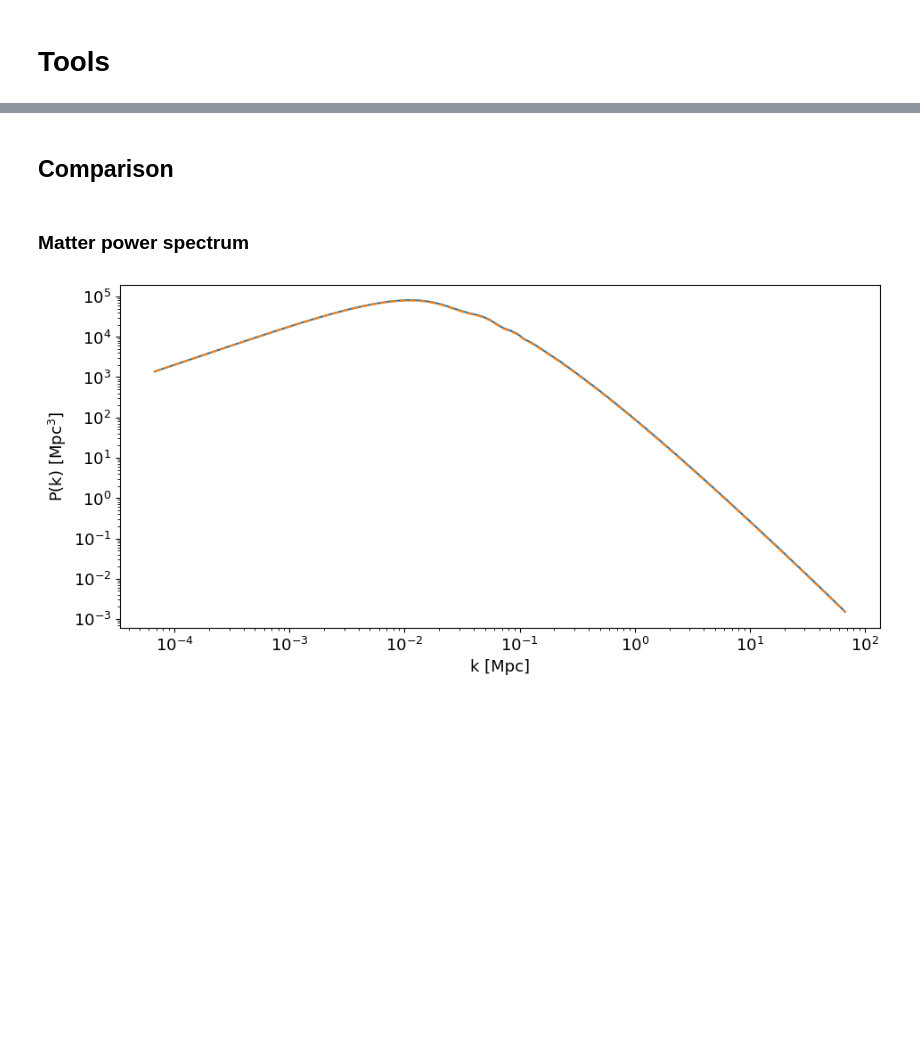
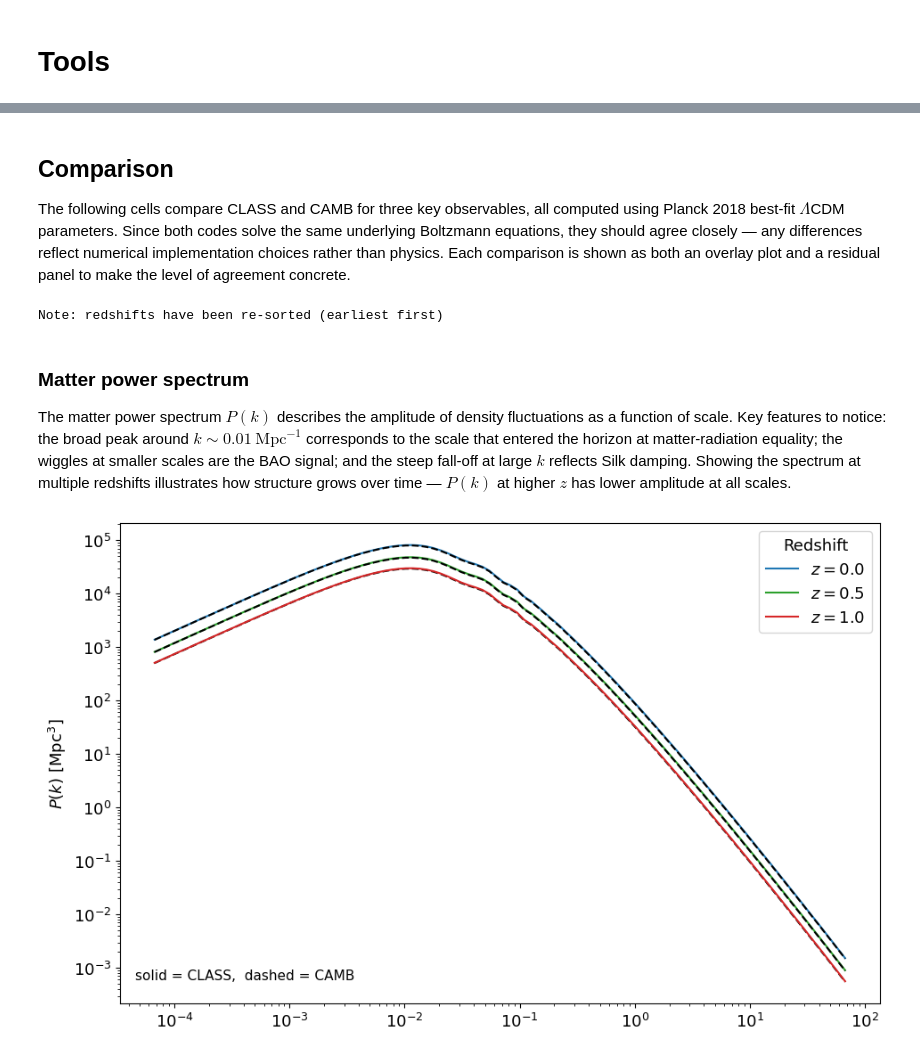
Before and after one commit to vasarm/STTG2026, a Jupyter notebook: lecture3.ipynb, the cells around one changed output, grey strips where cells are left out. Drawn from its saved outputs; the diff is of its cells as text; code cells hidden in the pictures; blank space fills up the shorter version.

```diff
--- a/lecture3.ipynb
+++ b/lecture3.ipynb
@@ -44,0 +49,4 @@ else:
+# %%
+data = np.load("chains/LCDM.npz")
+idata = import_LCDM_chains_from_npz("chains/LCDM")
+N_chains = data["n_chains"].item()
@@ -154,7 +215,10 @@ Less common statistic is **Effective sample size (ESS)**, but in some situations
 # Autocorrelation plot
 if az.__version__[0]=="1":
     az.style.use("arviz-variat")
+    az.plot_autocorr(idata, var_names=["logA"])
+    az.plot_autocorr(idata, var_names=["n_s"])
     az.plot_autocorr(idata, var_names=["H0"])
     az.plot_autocorr(idata, var_names=["omega_b"])
-    az.plot_autocorr(idata, var_names=["omega_c"])
+    az.plot_autocorr(idata, var_names=["omega_cdm"])
+    az.plot_autocorr(idata, var_names=["tau_reio"])
 # %% [markdown]
@@ -270,4 +406,6 @@ If you are interested in Horndeski's theories then CLASS has modification called
 </figure>
 # %% [markdown]
 ## Comparison
+
+The following cells compare CLASS and CAMB for three key observables, all computed using Planck 2018 best-fit $\Lambda$CDM parameters. Since both codes solve the same underlying Boltzmann equations, they should agree closely — any differences reflect numerical implementation choices rather than physics. Each comparison is shown as both an overlay plot and a residual panel to make the level of agreement concrete.
 # %%
@@ -295,28 +433,49 @@ LCDM_CLASS.set(settings)
 LCDM_CLASS.compute()
 # %%
-# Example: get matter power spectrum
 pars = camb.CAMBparams()
 pars.set_cosmology(H0=67.32, ombh2=0.022383, omch2=0.12011)
 pars.InitPower.set_params(ns=0.96605, As=2.1005829616811546e-09)
 pars.Reion.set_tau(0.0543)
 pars.set_for_lmax(5000)
-pars.set_matter_power(redshifts=[0], kmax=100)
+# Compute matter power spectrum at multiple redshifts
+# Note: CAMB stores results with highest redshift first
+pars.set_matter_power(redshifts=[0, 0.5, 1.0], kmax=100)
 LCDM_CAMB = camb.get_results(pars)
+# %% [output]
+Note: redshifts have been re-sorted (earliest first)
 # %% [markdown]
 ### Matter power spectrum
+
+The matter power spectrum $P(k)$ describes the amplitude of density fluctuations as a function of scale. Key features to notice: the broad peak around $k \sim 0.01\ \mathrm{Mpc}^{-1}$ corresponds to the scale that entered the horizon at matter-radiation equality; the wiggles at smaller scales are the BAO signal; and the steep fall-off at large $k$ reflects Silk damping. Showing the spectrum at multiple redshifts illustrates how structure grows over time — $P(k)$ at higher $z$ has lower amplitude at all scales.
 # %%
 with plt.rc_context({"font.size": 13}):
-    fig, ax = plt.subplots(figsize=(11, 5))
-    _mPk_CAMB = LCDM_CAMB.get_matter_power_spectrum(1e-4, 100)
-    k_values = _mPk_CAMB[0]*0.6732
-    # CLASS variables in units of [k] = Mpc and [P(k)] = Mpc^3
-    # CAMB variables in units of [k] = Mpc/h and [P(k)] = (Mpc/h)^3
-    _mPk_CLASS = np.array([LCDM_CLASS.pk(k=k, z=0) for k in k_values])
-    ax.plot(k_values, _mPk_CLASS)
-    ax.plot(k_values, _mPk_CAMB[2][-1]/0.6732**3, linestyle="--")
-    plt.xscale("log")
-    plt.yscale("log")
-    plt.xlabel("k [Mpc]")
-    plt.ylabel(r"P(k) [$\text{Mpc}^3$]")
+    fig, ax = plt.subplots(figsize=(11, 7))
+
+    redshifts = [0.0, 0.5, 1.0]
+    colors = ["C0", "C2", "C3"]
+
+    # CLASS variables: [k] = 1/Mpc, [P(k)] = Mpc^3
+    # CAMB variables:  [k] = h/Mpc, [P(k)] = (Mpc/h)^3 → convert by dividing P by h^3
+    h = 0.6732
+    _mPk_CAMB_all = LCDM_CAMB.get_matter_power_spectrum(1e-4, 100)
+    k_values = _mPk_CAMB_all[0] * h  # h/Mpc → 1/Mpc
+
+    for z, color, camb_idx in zip(redshifts, colors, [-1, -2, -3]):
+        # CAMB stores redshifts highest-first, so z=0→last, z=0.5→second-to-last, z=1→third-to-last
+        _mPk_CLASS = np.array([LCDM_CLASS.pk(k=k, z=z) for k in k_values])
+        _mPk_CAMB  = _mPk_CAMB_all[2][camb_idx] / h**3
+
+        ax.plot(k_values, _mPk_CLASS, color=color, label=f"$z = {z}$")
+        ax.plot(k_values, _mPk_CAMB,  color="k", linestyle="--")
+
+
+    ax.set_yscale("log")
+    ax.set_xscale("log")
+    ax.set_ylabel(r"$P(k)\ [\mathrm{Mpc}^3]$")
+    ax.legend(title="Redshift")
+    ax.text(0.02, 0.05, "solid = CLASS,  dashed = CAMB", transform=ax.transAxes, fontsize=11,
+            bbox=dict(facecolor="white", edgecolor="none", alpha=0.7))
+
+    plt.show()
 # %% [output]
-[figure, old version]
+[figure, new version]
```
Also changed, not shown: parts of 34 cells of this notebook, 5 other files.
